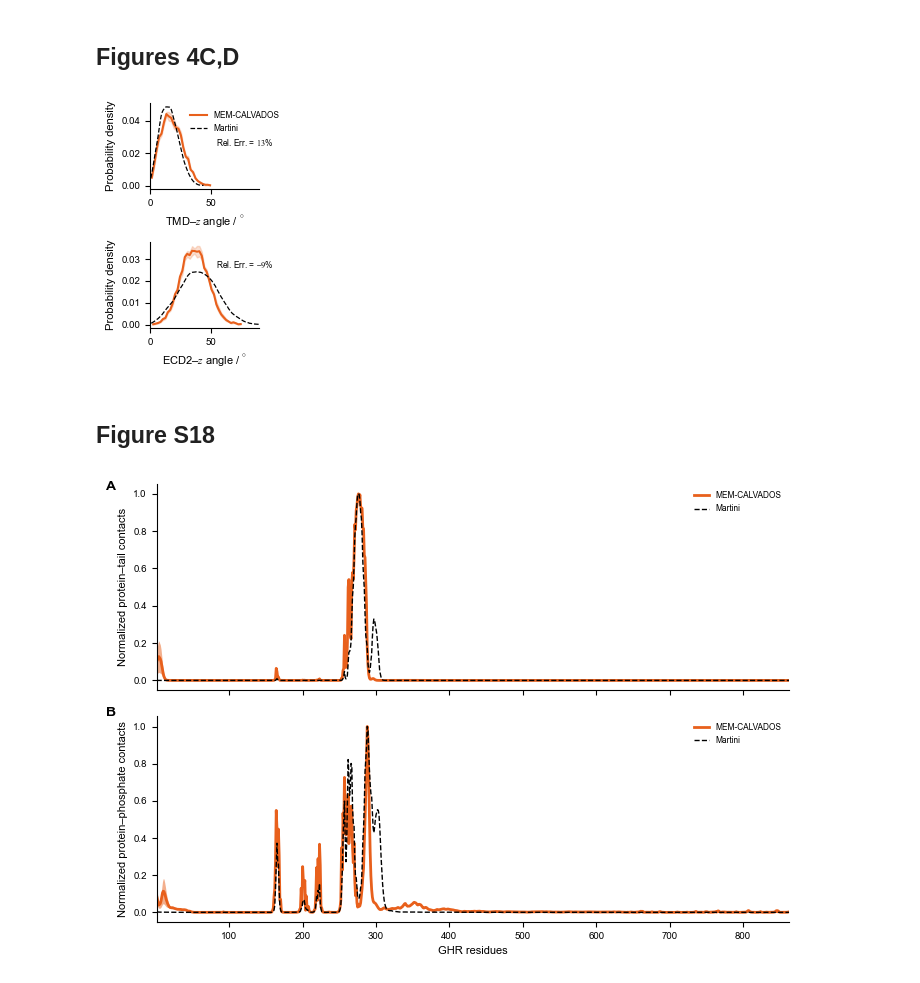
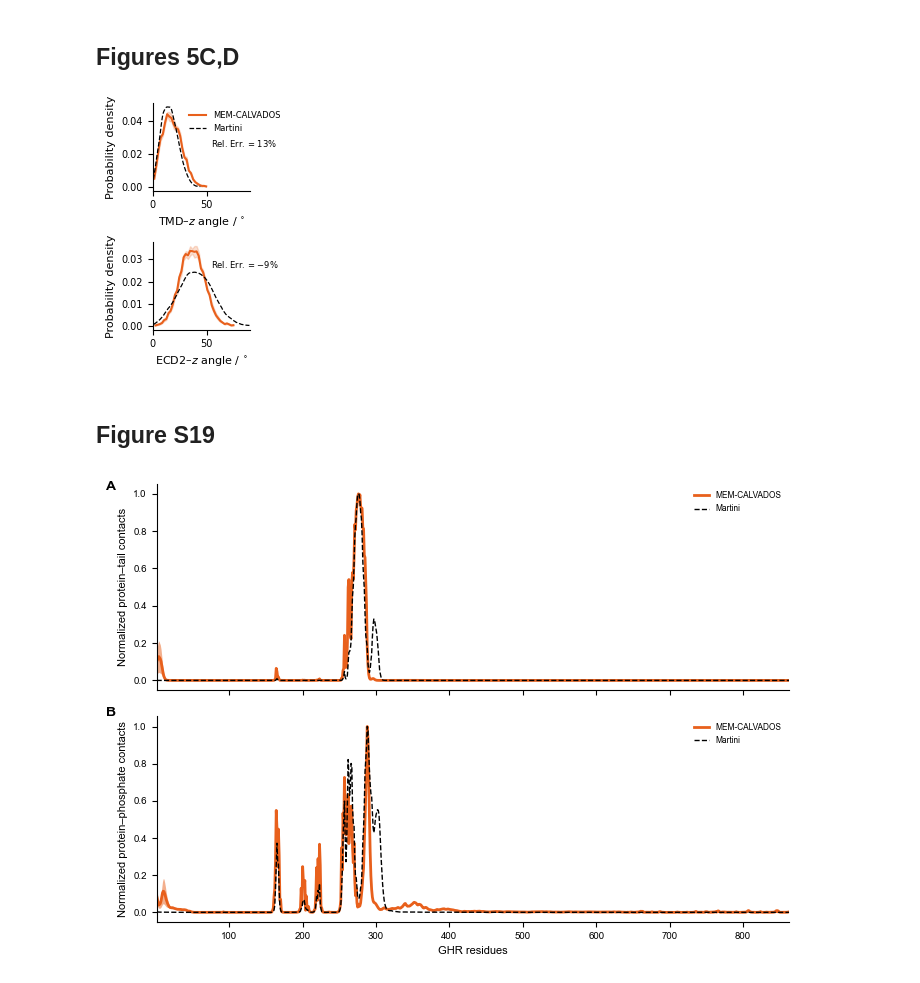
Before and after one commit to gitesei/_2026_MEM-CALVADOS, a Jupyter notebook: GHR.ipynb, the cells around one changed output. Drawn from its saved outputs; the diff is of its cells as text; code cells hidden in the pictures.

Commit message:
Update GHR and omega_scan notebooks and added data for Figure S6

```diff
--- a/GHR.ipynb
+++ b/GHR.ipynb
@@ -121,5 +121,5 @@ plt.show()
 # %% [markdown]
-## Figures 4C,D
+## Figures 5C,D
 # %%
 all_tmd = []
 all_d2 = []
@@ -130,7 +130,7 @@ for i in range(5):
 all_tmd = np.concatenate(all_tmd)
 error_tmd = 100 * (np.mean(all_tmd) - 16) / 16
 all_d2 = np.concatenate(all_d2)
-error_d2 = 100 * (np.mean(d2) - 40) / 40
+error_d2 = 100 * (np.mean(all_d2) - 40) / 40
 
 fig, (ax1, ax2) = plt.subplots(2, 1, figsize=(1.8, 2.9), sharey=False)
 
@@ -158,36 +158,36 @@ ax1.spines['right'].set_visible(False)
 ax1.spines['top'].set_visible(False)
 ax1.legend(frameon=False, loc='upper left', bbox_to_anchor=(0.3, 1.0))
 ax1.text(0.6, 0.5, f'Rel. Err. = ${error_tmd:.0f}$%', transform=ax1.transAxes, fontsize=6)
 
 bins_d2 = np.arange(all_d2.min(), all_d2.max() + bin_width, bin_width)
 x_d2 = bins_d2[:-1] + bin_width / 2.0
 h_d2 = np.histogram(all_d2, bins=bins_d2, density=True)[0]
 histograms = []
 for i in range(5):
     data = np.load(f'data/GHR/GHR_{i}_domain_angles.npy', allow_pickle=True).item()
     h, _ = np.histogram(data['D2'][:,0], bins=bins_d2, density=True)
     histograms.append(h)
 h_sem_d2 = np.std(histograms, axis=0) / np.sqrt(5)
 
 ax2.plot(x_d2, h_d2, color=rnb_colors['orange2'], label='MEM-CALVADOS')
 ax2.fill_between(x_d2, h_d2 - h_sem_d2, h_d2 + h_sem_d2, color=rnb_colors['orange2'], alpha=0.2)
 
 e, f = np.loadtxt('data/GHR/martini_d2.csv', unpack=True)
 ax2.plot(e, f, color='k', ls='--', label='Martini', lw=0.9)
 
 ax2.set_xlim(0, 90)
 ax2.set_ylabel('Probability density')
 ax2.set_xlabel(r'ECD2–$z$ angle / $^{\circ}$')
 ax2.spines['right'].set_visible(False)
 ax2.spines['top'].set_visible(False)
 ax2.text(0.6, 0.7, f'Rel. Err. = ${error_d2:.0f}$%', transform=ax2.transAxes, fontsize=6)
 
 plt.tight_layout()
 plt.show()
 # %% [output]
-[figure, old version]
+[figure, new version]
 # %% [markdown]
-## Figure S18
+## Figure S19
 # %%
 fig, (ax1,ax2) = plt.subplots(2, 1, figsize=(7, 5), sharex=True, sharey=False)
 plt.rc('font', **{'family':'sans-serif','sans-serif':['Arial'], 'size': 8})
```
Also changed, not shown: parts of 3 cells of this notebook, 19 other files.
